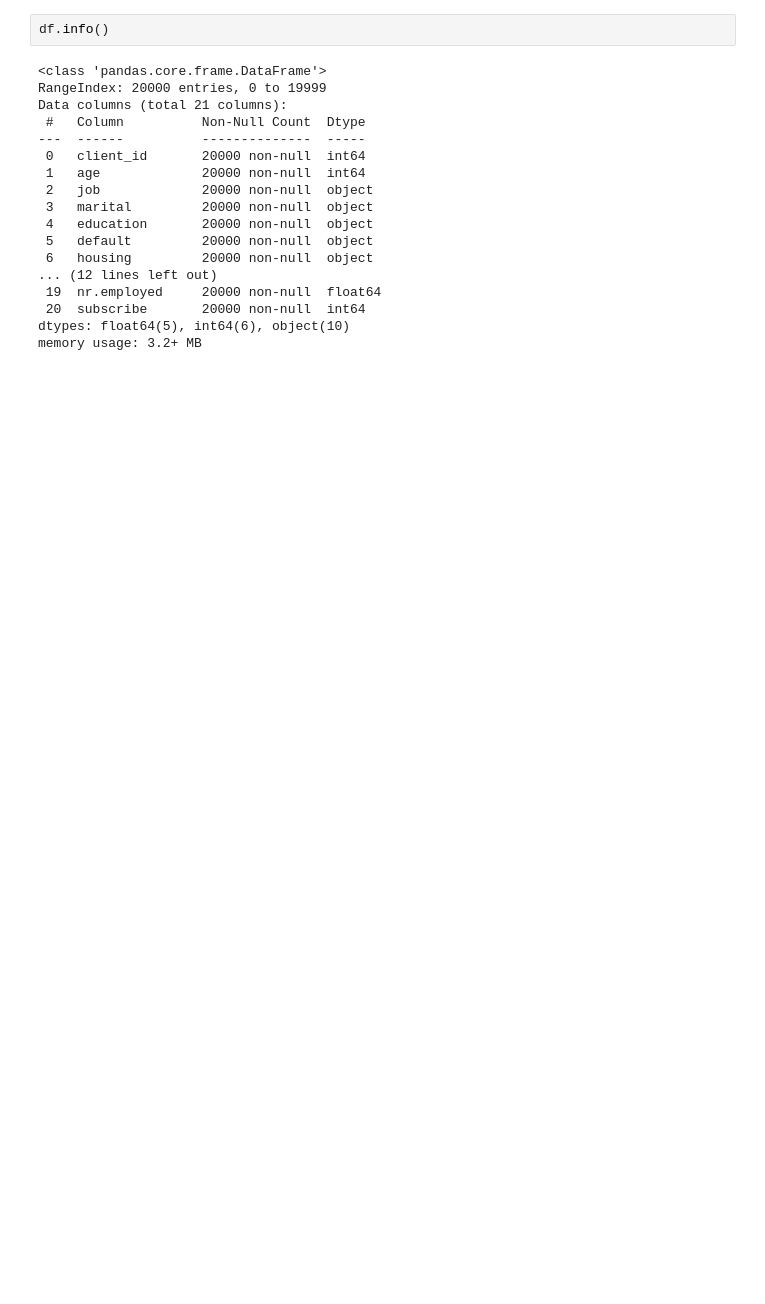
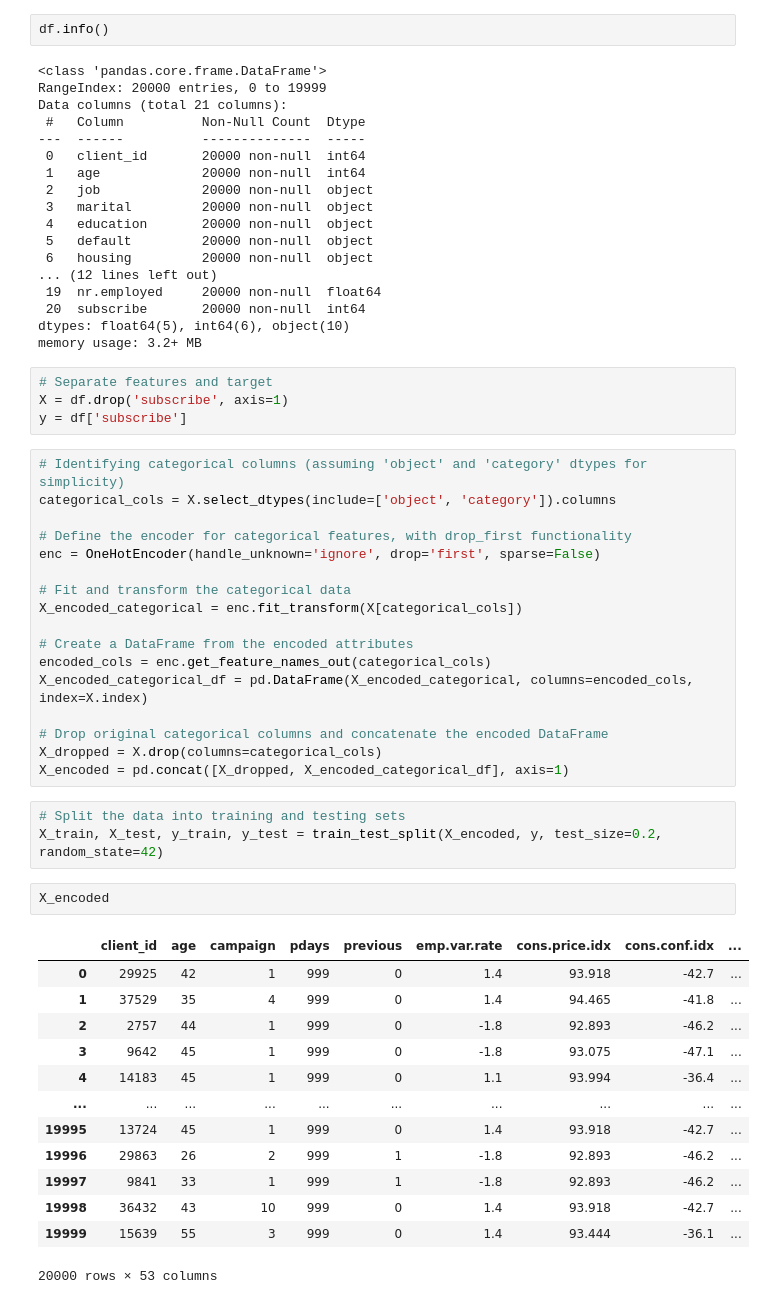
Before and after one commit to mathieu-peran/SML-ML-benchmark, a Jupyter notebook: indiv_project.ipynb, the cells around one changed output. Cells and saved outputs as stored; diff of their text form; blank space fills up the shorter version.

```diff
--- a/indiv_project.ipynb
+++ b/indiv_project.ipynb
@@ -31,3 +51,43 @@ Data columns (total 21 columns):
  20  subscribe       20000 non-null  int64
 dtypes: float64(5), int64(6), object(10)
 memory usage: 3.2+ MB
+# %%
+# Separate features and target
+X = df.drop('subscribe', axis=1)
+y = df['subscribe']
+# %%
+# Identifying categorical columns (assuming 'object' and 'category' dtypes for simplicity)
+categorical_cols = X.select_dtypes(include=['object', 'category']).columns
+
+# Define the encoder for categorical features, with drop_first functionality
+enc = OneHotEncoder(handle_unknown='ignore', drop='first', sparse=False)
+
+# Fit and transform the categorical data
+X_encoded_categorical = enc.fit_transform(X[categorical_cols])
+
+# Create a DataFrame from the encoded attributes
+encoded_cols = enc.get_feature_names_out(categorical_cols)
+X_encoded_categorical_df = pd.DataFrame(X_encoded_categorical, columns=encoded_cols, index=X.index)
+
+# Drop original categorical columns and concatenate the encoded DataFrame
+X_dropped = X.drop(columns=categorical_cols)
+X_encoded = pd.concat([X_dropped, X_encoded_categorical_df], axis=1)
+# %%
+# Split the data into training and testing sets
+X_train, X_test, y_train, y_test = train_test_split(X_encoded, y, test_size=0.2, random_state=42)
+# %%
+X_encoded
+# %% [output]
+|  | client_id | age | campaign | pdays | previous | emp.var.rate | cons.price.idx | cons.conf.idx | ... |
+| 0 | 29925 | 42 | 1 | 999 | 0 | 1.4 | 93.918 | -42.7 | ... |
+| 1 | 37529 | 35 | 4 | 999 | 0 | 1.4 | 94.465 | -41.8 | ... |
+| 2 | 2757 | 44 | 1 | 999 | 0 | -1.8 | 92.893 | -46.2 | ... |
+| 3 | 9642 | 45 | 1 | 999 | 0 | -1.8 | 93.075 | -47.1 | ... |
+| 4 | 14183 | 45 | 1 | 999 | 0 | 1.1 | 93.994 | -36.4 | ... |
+| ... | ... | ... | ... | ... | ... | ... | ... | ... | ... |
+| 19995 | 13724 | 45 | 1 | 999 | 0 | 1.4 | 93.918 | -42.7 | ... |
+| 19996 | 29863 | 26 | 2 | 999 | 1 | -1.8 | 92.893 | -46.2 | ... |
+| 19997 | 9841 | 33 | 1 | 999 | 1 | -1.8 | 92.893 | -46.2 | ... |
+| 19998 | 36432 | 43 | 10 | 999 | 0 | 1.4 | 93.918 | -42.7 | ... |
+| 19999 | 15639 | 55 | 3 | 999 | 0 | 1.4 | 93.444 | -36.1 | ... |
+20000 rows × 53 columns
```
Also changed, not shown: parts of 14 cells of this notebook.
